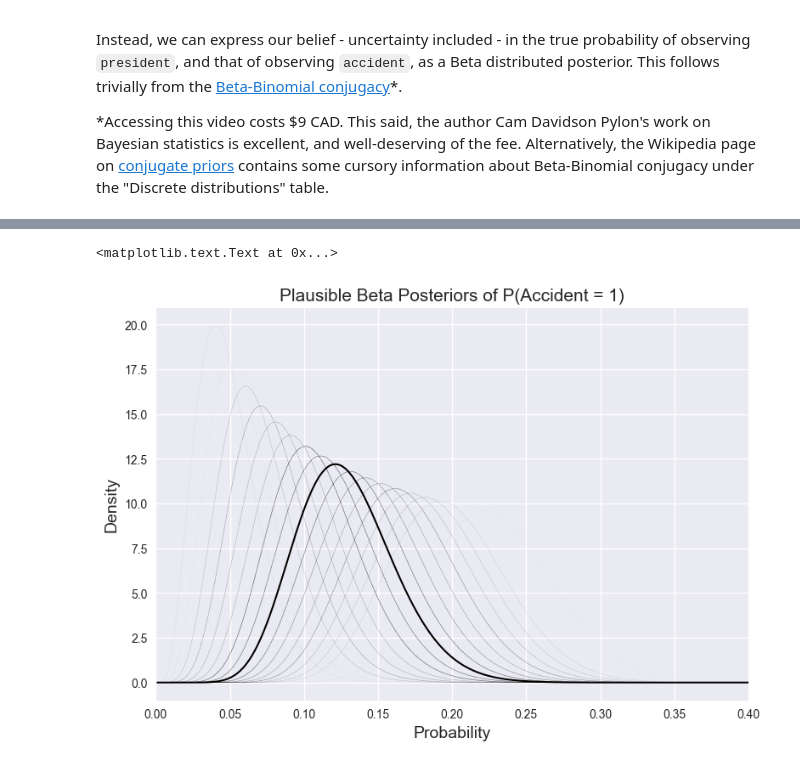
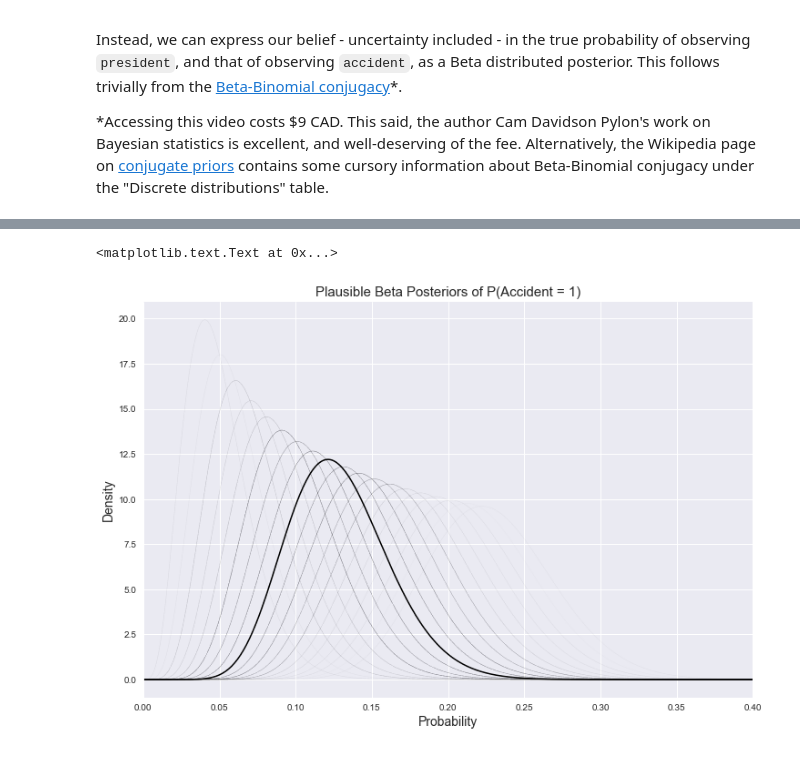
Before and after one commit to cavaunpeu/intercausal-reasoning, a Jupyter notebook: intercausal_reasoning.ipynb, the cells around one changed output, grey strips where cells are left out. Cells and saved outputs as stored; diff of their text form; code cells hidden in the pictures.

```diff
--- a/intercausal_reasoning.ipynb
+++ b/intercausal_reasoning.ipynb
@@ -306,27 +345,27 @@ plt.legend()
 # %%
 N = 99
 x = np.linspace(0, 1, 1002)[1:-1]
 accident_trials = np.random.binomial(n=N, p=ACCIDENT_PROBABILITY, size=TRIALS)
-plt.figure(figsize=(9, 6))
+plt.figure(figsize=(12, 8))
 plt.xlim(0, .4)
 
 def compute_beta_densities(yes_count, x=x):
     no_count = N - yes_count
     alpha = 1 + yes_count
     beta = 1 + no_count
     distribution = beta_distribution(alpha, beta)
     return distribution.pdf(x)
 
 for yes_count in accident_trials:
     y = compute_beta_densities(yes_count)
     plt.plot(x, y, color='black', linewidth=.5, alpha=.02)
 
 median_yes_count = np.median(accident_trials)
 y = compute_beta_densities(median_yes_count)
 plt.plot(x, y, color='black', linewidth=1.5, alpha=1)
 plt.title('Plausible Beta Posteriors of P(Accident = 1)', fontsize=15)
 plt.xlabel('Probability', fontsize=14)
 plt.ylabel('Density', fontsize=14)
 # %% [output]
 <matplotlib.text.Text at 0x...>
-[figure, old version]
+[figure, new version]
```
Also changed, not shown: parts of 18 cells of this notebook.
